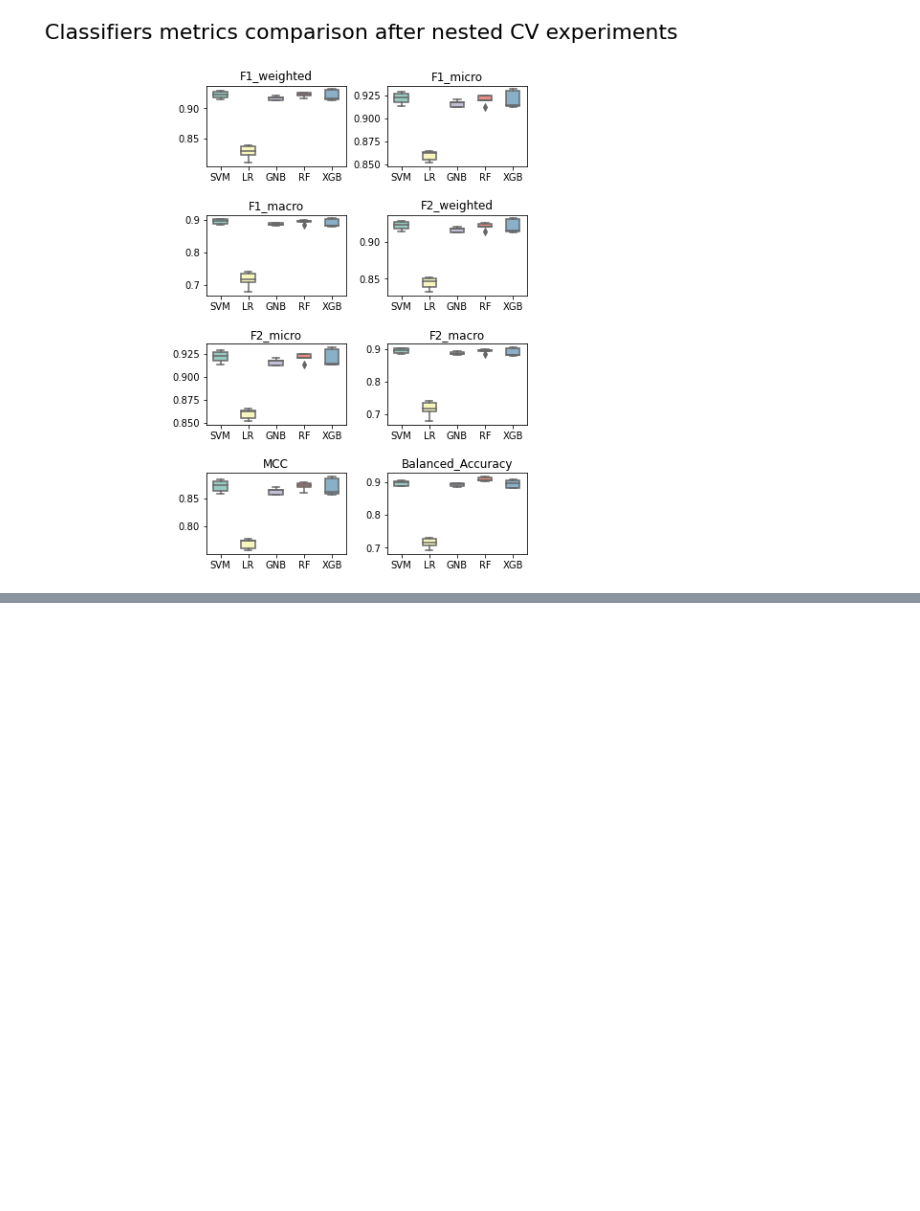
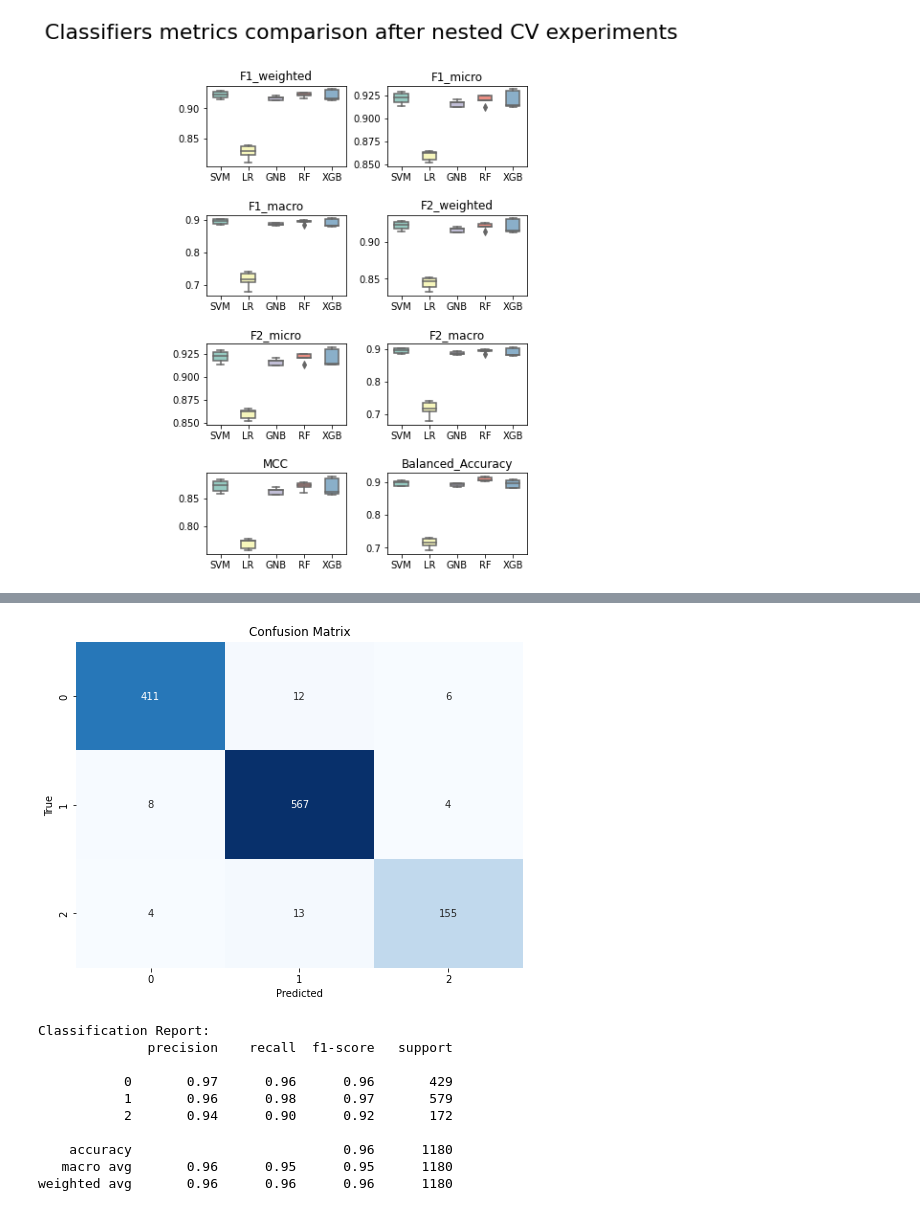
Before and after one commit to daphnetsolissou/scRNAseq-CellTypeClassifier-breast-epithelium, a Jupyter notebook: model_selection_pipeline.ipynb, the cells around one changed output, grey strips where cells are left out. Cells and saved outputs as stored; diff of their text form; code cells hidden in the pictures; blank space fills up the shorter version.

```diff
--- a/model_selection_pipeline.ipynb
+++ b/model_selection_pipeline.ipynb
@@ -452,0 +479,9 @@ plot_clfs_metrics(results)
+# %%
+study = optuna.create_study(direction='maximize')
+study.optimize(objective, n_trials=10, show_progress_bar=True, n_jobs=-1)
+
+best_params = study.best_params
+best_value = study.best_value
+
+print("Best Hyperparameters:", best_params)
+print("Best Value:", best_value)
@@ -452,0 +493,5 @@ plot_clfs_metrics(results)
+# %%
+final_model = RandomForestClassifier(n_estimators=best_params['rf_n_estimators'], max_depth=best_params['rf_max_depth'],
+    max_features=best_params['rf_max_features'], random_state=42, n_jobs=-1)
+
+final_model.fit(X, y)
@@ -452,0 +521,30 @@ plot_clfs_metrics(results)
+# %%
+predictions = final_model.predict(X_test)
+
+cm = confusion_matrix(y_test, predictions)
+
+# Plot the confusion matrix
+plt.figure(figsize=(8, 6))
+sns.heatmap(cm, annot=True, fmt='d', cmap='Blues', cbar=False)
+plt.xlabel('Predicted')
+plt.ylabel('True')
+plt.title('Confusion Matrix')
+plt.show()
+
+# Generate the classification report
+report = classification_report(y_test, predictions)
+
+print("Classification Report:")
+print(report)
+# %% [output]
+[figure, added]
+Classification Report:
+              precision    recall  f1-score   support
+
+           0       0.97      0.96      0.96       429
+           1       0.96      0.98      0.97       579
+           2       0.94      0.90      0.92       172
+
+    accuracy                           0.96      1180
+   macro avg       0.96      0.95      0.95      1180
+weighted avg       0.96      0.96      0.96      1180
```
Also changed, not shown: parts of 17 cells of this notebook.
